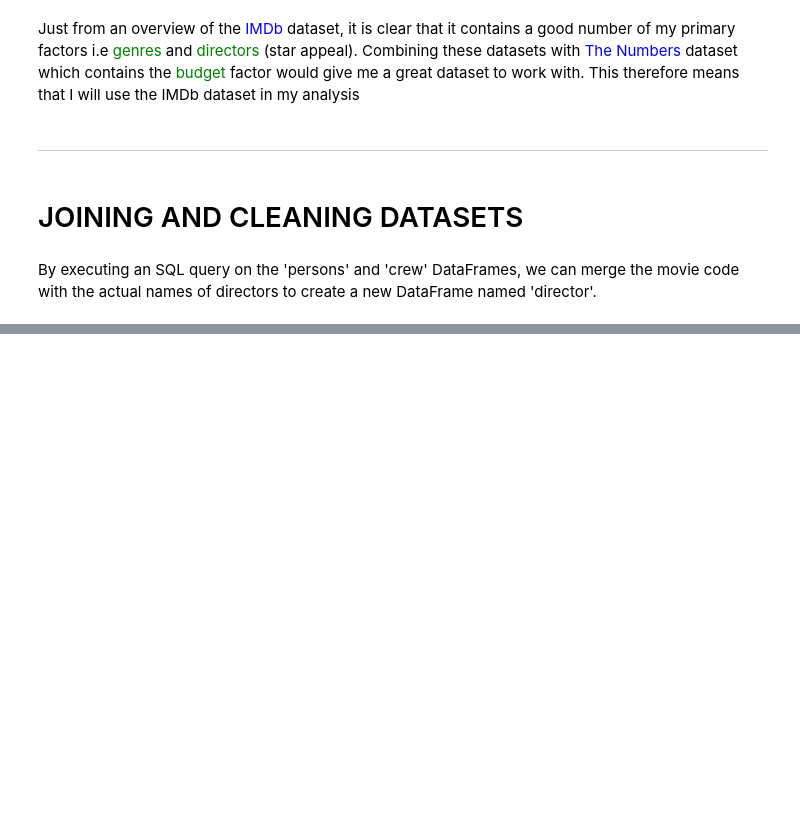
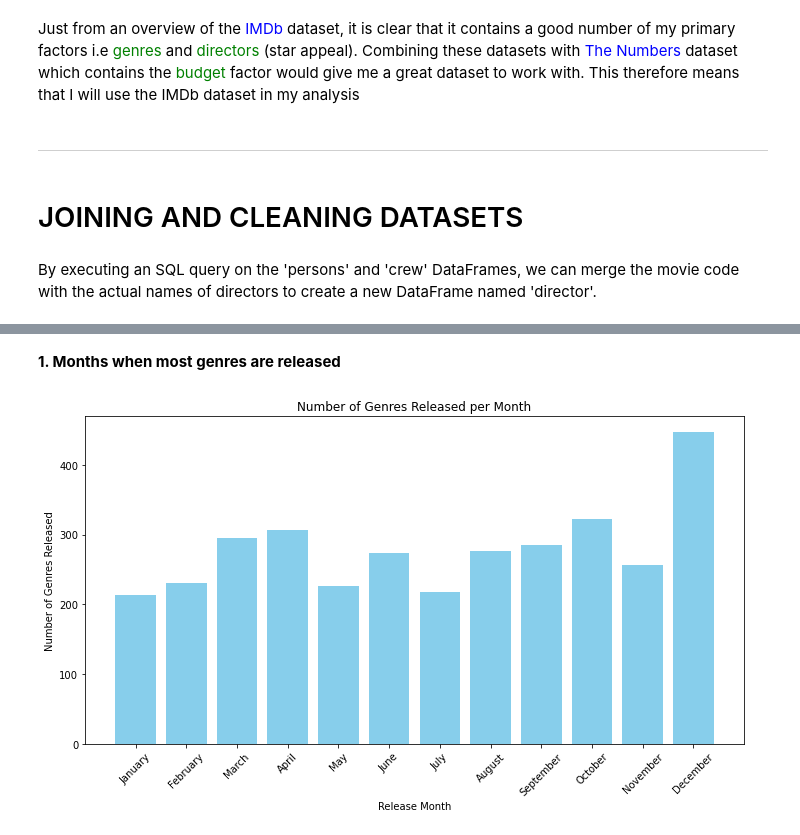
Before and after one commit to learn-co-curriculum/dsc-phase-1-project, a Jupyter notebook: student.ipynb, the cells around one changed output, grey strips where cells are left out. Drawn from its saved outputs; the diff is of its cells as text; code cells hidden in the pictures; blank space fills up the shorter version.

```diff
--- a/student.ipynb
+++ b/student.ipynb
@@ -579,0 +693,7 @@ NameError: name 'sqldf' is not defined
+# %%
+# Sort the DataFrame in descending order based on multiple columns
+sorted_movie_dataset = movie_dataset.sort_values(
+    by=['production_budget', 'worldwide_gross', 'profit', 'roi'],
+    ascending=False)
+
+sorted_movie_dataset
@@ -579,0 +737,11 @@ NameError: name 'sqldf' is not defined
+# %%
+# Define the order of months
+month_order = ['December', 'January', 'February', 'March', 'April', 'May', 'June', 'July', 'August', 'September', 'October', 'November']
+
+# Convert 'release_month' to a categorical data type with the defined month order
+sorted_movie_dataset['release_month'] = pd.Categorical(sorted_movie_dataset['release_month'], categories=month_order, ordered=True)
+
+# Sort the DataFrame by the 'release_month' column in ascending order
+movie_dataset_month_sorted = sorted_movie_dataset.sort_values(by='release_month')
+
+movie_dataset_month_sorted
@@ -579,0 +772,34 @@ NameError: name 'sqldf' is not defined
+# %% [markdown]
+**1. Months when most genres are released**
+# %%
+data50 = movie_dataset_month_sorted.loc[:,['release_month','genres']]
+# Create the DataFrame
+movie_dataset = pd.DataFrame(data50)
+
+# Convert the 'release_month' column to a numerical format
+months_to_numbers = {
+    'January': 1, 'February': 2, 'March': 3, 'April': 4,
+    'May': 5, 'June': 6, 'July': 7, 'August': 8,
+    'September': 9, 'October': 10, 'November': 11, 'December': 12
+}
+
+movie_dataset['release_month'] = movie_dataset['release_month'].map(months_to_numbers)
+
+# Count the number of genres released per month
+genres_per_month = movie_dataset.groupby('release_month')['genres'].count()
+
+# Create the bar plot
+plt.figure(figsize=(10, 6))
+plt.bar(genres_per_month.index, genres_per_month.values, color='skyblue')
+
+# Add labels and title
+plt.xlabel('Release Month')
+plt.ylabel('Number of Genres Released')
+plt.title('Number of Genres Released per Month')
+
+# Show the plot
+plt.xticks(list(months_to_numbers.values()), list(months_to_numbers.keys()), rotation=45)
+plt.tight_layout()
+plt.show()
+# %% [output]
+[figure, added]
```
Also changed, not shown: parts of 50 cells of this notebook.
